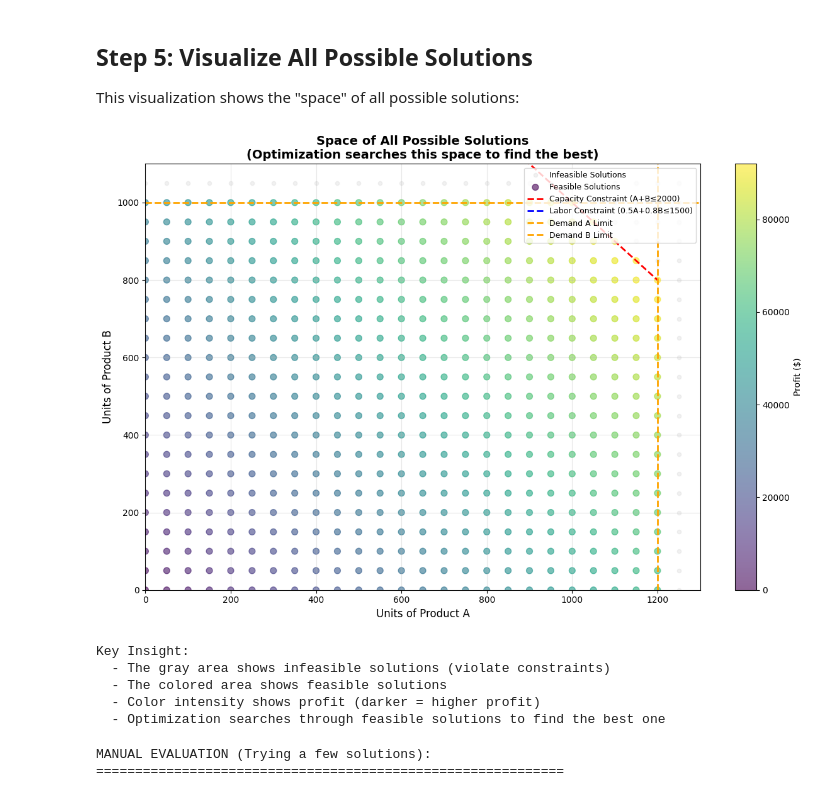
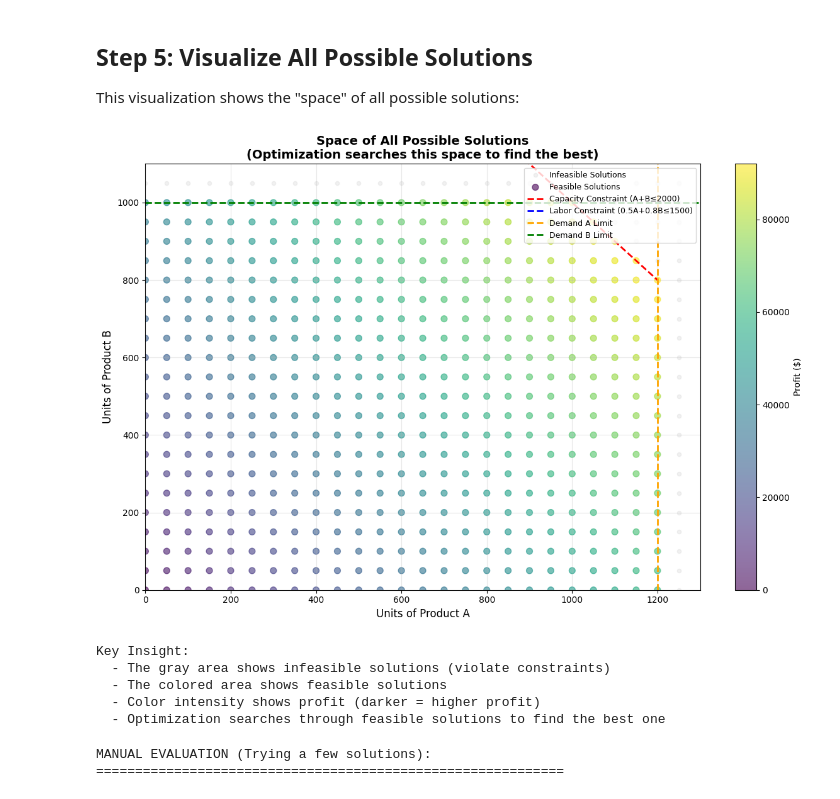
Before and after one commit to scottalanturner/prescriptive-analytics, a Jupyter notebook: Lesson03/lesson03_concept01_what_is_optimization.ipynb, the cells around one changed output. Drawn from its saved outputs; the diff is of its cells as text; code cells hidden in the pictures.

Commit message:
l3c1 fixed visualization error with legend

```diff
--- a/Lesson03/lesson03_concept01_what_is_optimization.ipynb
+++ b/Lesson03/lesson03_concept01_what_is_optimization.ipynb
@@ -151,35 +151,35 @@ A_line = np.linspace(0, demand_A, 100)
 # Capacity constraint: A + B <= 2000
 B_capacity = capacity - A_line
 ax.plot(A_line, B_capacity, 'r--', linewidth=2, label='Capacity Constraint (A+B≤2000)')
 
 # Labor constraint: 0.5A + 0.8B <= 1500
 B_labor = (labor_hours - labor_per_A * A_line) / labor_per_B
 B_labor = np.maximum(0, B_labor)  # Only positive values
 ax.plot(A_line, B_labor, 'b--', linewidth=2, label='Labor Constraint (0.5A+0.8B≤1500)')
 
 # Demand constraints
 ax.axvline(x=demand_A, color='orange', linestyle='--', linewidth=2, label='Demand A Limit')
-ax.axhline(y=demand_B, color='orange', linestyle='--', linewidth=2, label='Demand B Limit')
+ax.axhline(y=demand_B, color='green', linestyle='--', linewidth=2, label='Demand B Limit')
 
 ax.set_xlabel('Units of Product A', fontsize=12)
 ax.set_ylabel('Units of Product B', fontsize=12)
 ax.set_title('Space of All Possible Solutions\n(Optimization searches this space to find the best)',
              fontsize=14, fontweight='bold')
 ax.legend(loc='upper right', fontsize=9)
 ax.grid(True, alpha=0.3)
 ax.set_xlim(0, demand_A + 100)
 ax.set_ylim(0, demand_B + 100)
 
 plt.tight_layout()
 plt.show()
 
 print("\nKey Insight:")
 print("  - The gray area shows infeasible solutions (violate constraints)")
 print("  - The colored area shows feasible solutions")
 print("  - Color intensity shows profit (darker = higher profit)")
 print("  - Optimization searches through feasible solutions to find the best one")
 # %% [output]
-[figure, old version]
+[figure, new version]
 Key Insight:
   - The gray area shows infeasible solutions (violate constraints)
   - The colored area shows feasible solutions
```
Also changed, not shown: parts of 3 cells of this notebook.
